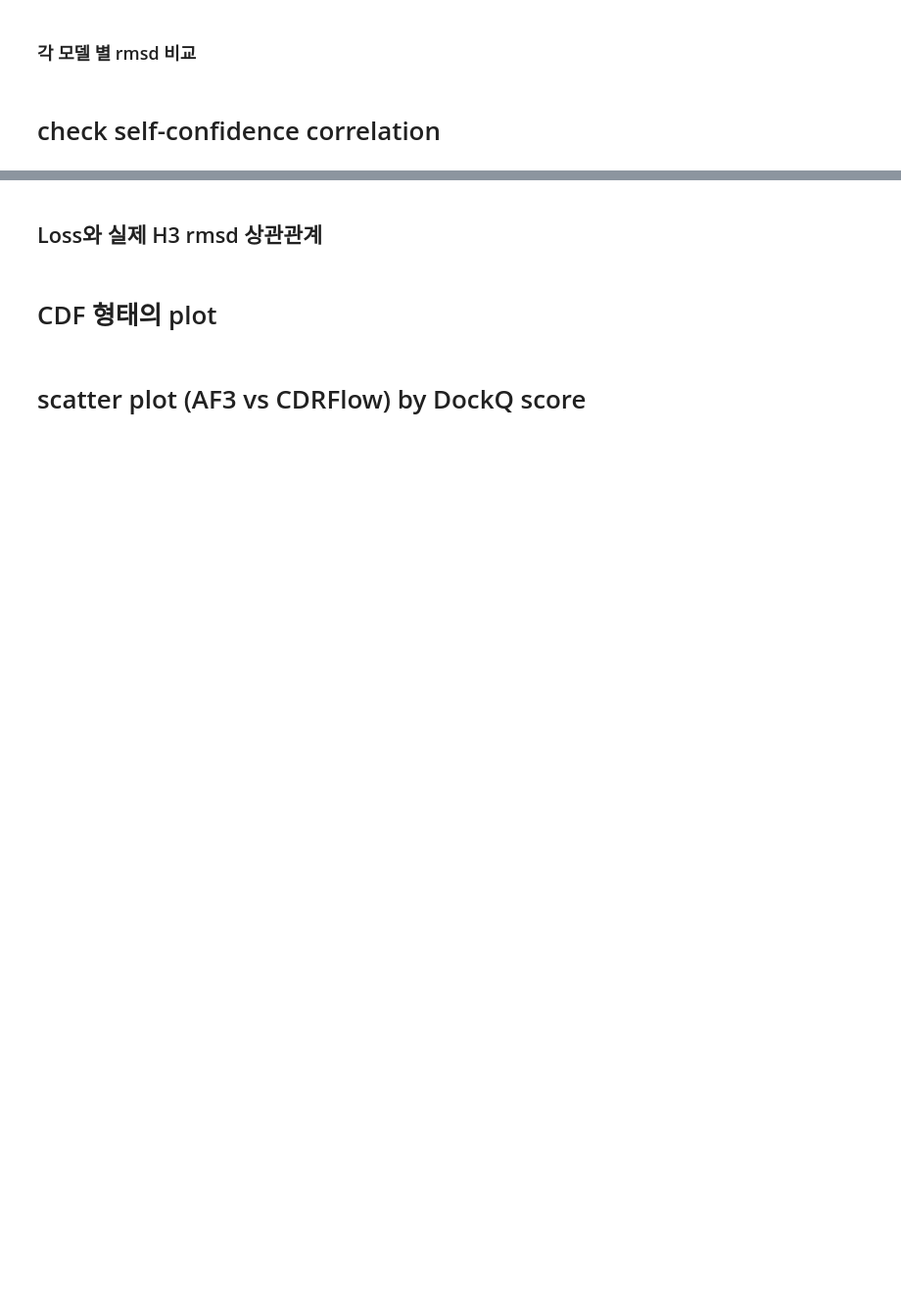
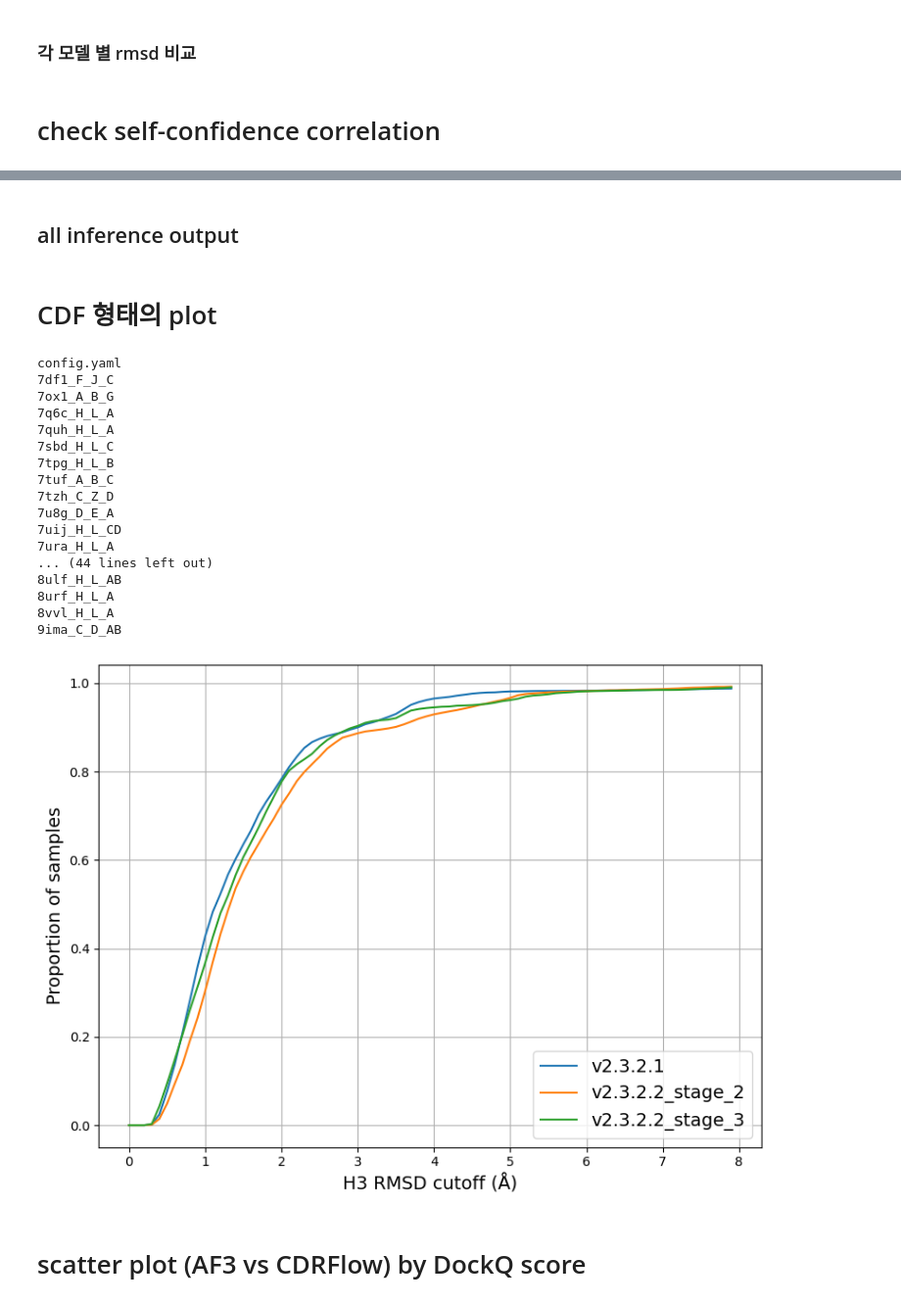
Before and after one commit to shp2001/protein-frame-flow, a Jupyter notebook: notebook/check_metric.ipynb, the cells around one changed output, grey strips where cells are left out. Shown at 98% size. Saved outputs shown, nothing was run; the diff lists cells and outputs as text; code cells hidden in the pictures; blank space fills up the shorter version.

```diff
--- a/notebook/check_metric.ipynb
+++ b/notebook/check_metric.ipynb
@@ -306,10 +213,10 @@ import numpy as np
 import os
 import json
 
-pred_dir = '/home/psh/protein-frame-flow/inference_outputs/CDRFlow_v2.3.2.1_stage_2/2025-10-14_00-20-37/epoch=63-step=91712_copy/run_2025-10-15_16-05-43'
+pred_dir = '/home/psh/protein-frame-flow/inference_outputs/CDRFlow_v2.3.2.1_stage_2_wt_confidence_lr_1e-3/2025-10-26_10-47-26/epoch=42-step=61619/benchmark'
 h3_rmsd_by_pdb = {}
 top_10_rmsd_by_pdb = {}
-top_rank = 20
+top_rank = 25
 
 pdb_ids = []
 for pdb_id in os.listdir(pred_dir):
@@ -603,2 +773,0 @@ plt.show()
-# %% [markdown]
-## Loss와 실제 H3 rmsd 상관관계
@@ -683,0 +774,2 @@ plt.show()
+# %% [markdown]
+## all inference output
@@ -684,9 +880,9 @@ plt.show()
 # %% [markdown]
 # CDF 형태의 plot
 # %%
-pred_dir = '/home/psh/protein-frame-flow/inference_outputs/CDRFlow_v2.3.2.1_stage_2/2025-10-14_00-20-37/epoch=63-step=91712_copy/run_2025-10-15_16-05-43'
-af3_dir = '/home/psh/protein-frame-flow/inference_outputs/CDRFlow_v2.3.3_stage_2/2025-10-14_00-45-15/epoch=23-step=34392/run_2025-10-15_10-59-20'
-pred_dir_wo_atom = '/home/psh/protein-frame-flow/inference_outputs/fm_hybrid/2025-05-28_17-17-52/epoch=105-step=150096_copy/run_2025-05-31_09-40-37'
+pred_dir = '/home/psh/protein-frame-flow/inference_outputs/CDRFlow_v2.3.2.1_stage_2/2025-10-14_00-20-37/epoch=63-step=91712_copy/benchmark'
+af3_dir = '/home/psh/protein-frame-flow/inference_outputs/CDRFlow_v2.3.2.1_stage_2_ori_perturb_stage2/2025-12-05_16-29-09/epoch=45-step=65918_copy/run_2025-12-09_00-04-29'
+pred_dir_wo_atom = '/home/psh/protein-frame-flow/inference_outputs/CDRFlow_v2.3.2.1_stage_2_ori_perturb_stage3/2025-12-06_22-56-57/epoch=52-step=75949_copy/run_2025-12-09_00-00-29'
 pred_new_dir = '/home/psh/af3_output_processed/'
 import os
 import json
@@ -726,37 +922,56 @@ for pdb in os.listdir(pred_dir):
         with open(pred_new_json, 'r') as f:
             pred_new_cdr_data = json.load(f)
         pred_new_cdrs.append(pred_new_cdr_data['h3_rms'])
 import matplotlib.pyplot as plt
 import numpy as np
 
 # numpy array로 변환
 pred_cdrs = np.array(pred_cdrs)
 af3_cdrs = np.array(af3_cdrs)
 pred_wo_atom_cdrs = np.array(pred_wo_atom)
 pred_new_cdrs = np.array(pred_new_cdrs)
 
 # cutoff 범위 설정 (0부터 5까지 0.1 간격)
 cutoffs = np.arange(0, 8, 0.1)
 
 # 각 cutoff 이하인 비율 계산
 pred_cdf = [(pred_cdrs <= c).sum() / len(pred_cdrs) for c in cutoffs]
 af3_cdf = [(af3_cdrs <= c).sum() / len(af3_cdrs) for c in cutoffs]
 pred_wo_atom_cdf = [(pred_wo_atom_cdrs <= c).sum() / len(pred_wo_atom_cdrs) for c in cutoffs]
-pred_new_cdrs_cdf = [(pred_new_cdrs <= c).sum() / len(pred_new_cdrs) for c in cutoffs]
+# pred_new_cdrs_cdf = [(pred_new_cdrs <= c).sum() / len(pred_new_cdrs) for c in cutoffs]
 
 # Plot
 plt.figure(figsize=(8, 6))
 plt.plot(cutoffs, pred_cdf, label='v2.3.2.1')
-plt.plot(cutoffs, af3_cdf, label='v2.3.3')
-plt.plot(cutoffs, pred_wo_atom_cdf, label='fm_hybrid')
-plt.plot(cutoffs, pred_new_cdrs_cdf, label='af3')
+plt.plot(cutoffs, af3_cdf, label='v2.3.2.2_stage_2')
+plt.plot(cutoffs, pred_wo_atom_cdf, label='v2.3.2.2_stage_3')
+# plt.plot(cutoffs, pred_new_cdrs_cdf, label='af3')
 # plt.plot(cutoffs, pred_wo_ag, label='CDRFlow w/o Ag')
 plt.xlabel('H3 RMSD cutoff (Å)', fontsize=14)
 plt.ylabel('Proportion of samples', fontsize=14)
 plt.legend(fontsize=14)
 plt.grid(True)
 plt.tight_layout()
 plt.show()
+# %% [output]
+config.yaml
+7df1_F_J_C
+7ox1_A_B_G
+7q6c_H_L_A
+7quh_H_L_A
+7sbd_H_L_C
+7tpg_H_L_B
+7tuf_A_B_C
+7tzh_C_Z_D
+7u8g_D_E_A
+7uij_H_L_CD
+7ura_H_L_A
+... (44 lines left out)
+8ulf_H_L_AB
+8urf_H_L_A
+8vvl_H_L_A
+9ima_C_D_AB
+[figure, added]
 # %% [markdown]
 # scatter plot (AF3 vs CDRFlow) by DockQ score
 # %%
```
Also changed, not shown: parts of 43 cells of this notebook, 6 other files.
